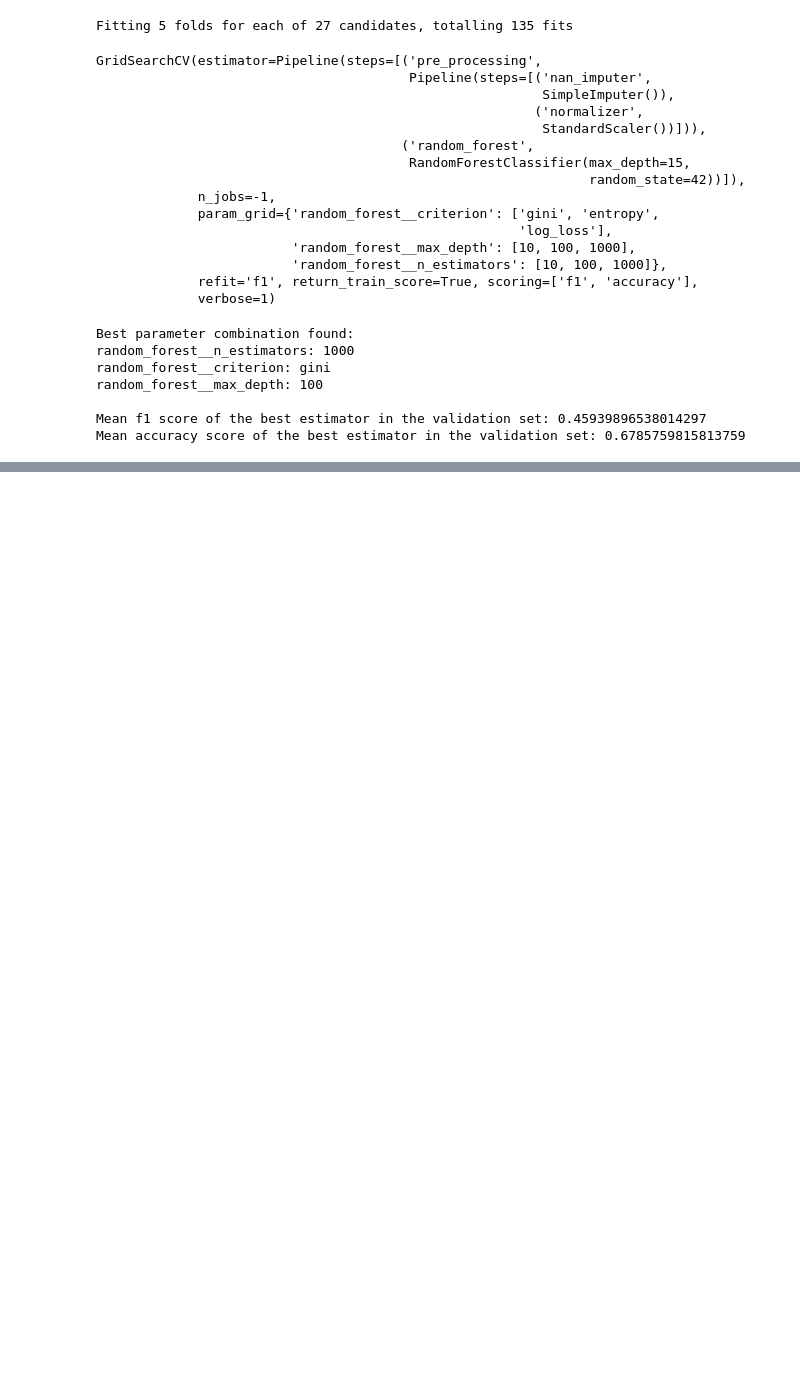
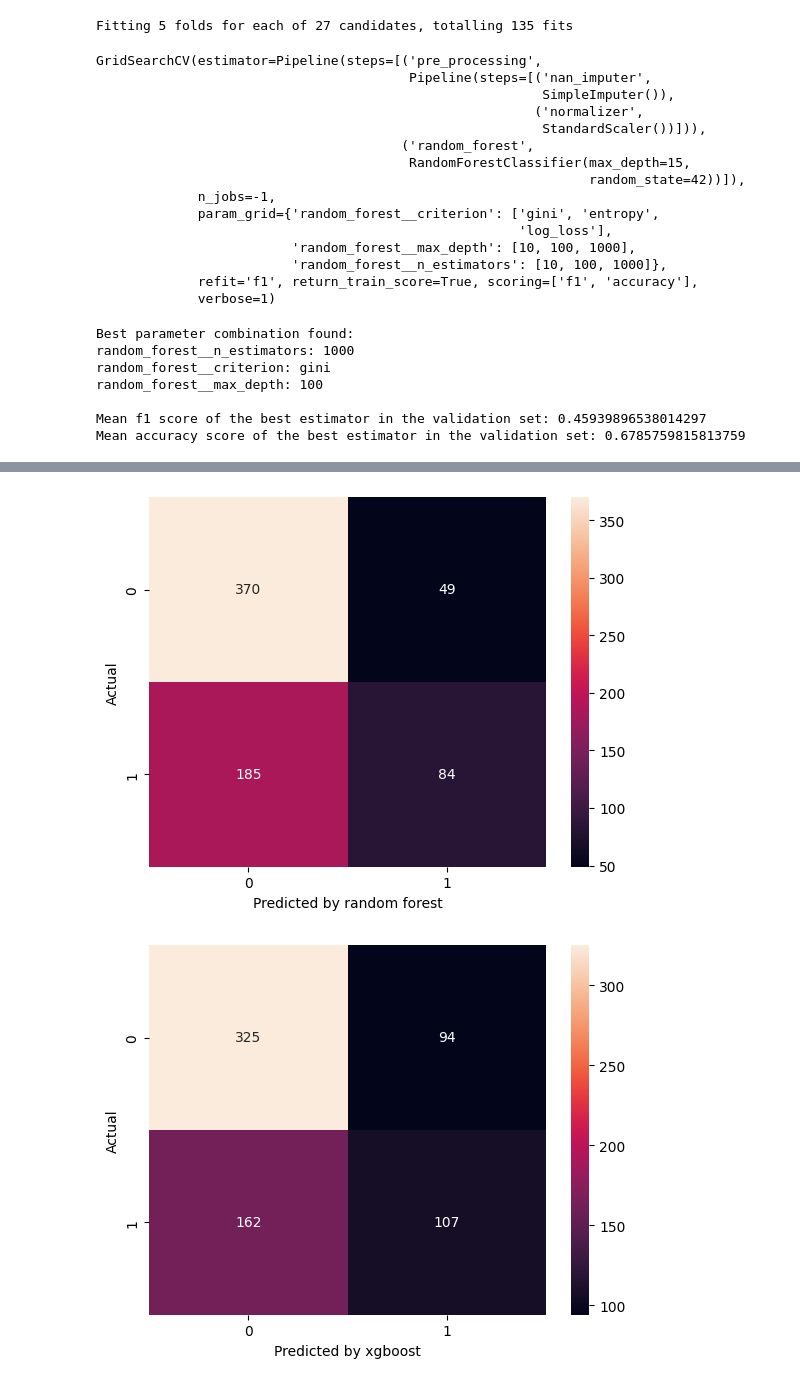
Before and after one commit to vkenji03/mc906, a Jupyter notebook: main.ipynb, the cells around one changed output, grey strips where cells are left out. Cells and saved outputs as stored; diff of their text form; code cells hidden in the pictures; blank space fills up the shorter version.

```diff
--- a/main.ipynb
+++ b/main.ipynb
@@ -308,0 +292,18 @@ for ax in ax_acc:
+# %%
+for i, model_name in enumerate(searchs.keys()):
+    best_model = searchs[model_name].best_estimator_
+
+    X_t, X_v, y_t, y_v = train_test_split(X_train, y_train, test_size=.3, stratify=y_train, random_state=rs)
+
+    best_model.fit(X_t, y_t)
+
+    y_pred = best_model.predict(X_v)
+
+    data = {'y': y_v, 'y_pred': y_pred}
+    test_dataframe = pd.DataFrame(data, columns=['y','y_pred'])
+    cm = pd.crosstab(test_dataframe['y'], test_dataframe['y_pred'], rownames=['Actual'], colnames=[f'Predicted by {model_name}'])
+    sns.heatmap(cm, annot=True, fmt='d')
+    plt.show()
+# %% [output]
+[figure, added]
+[figure, added]
```
Also changed, not shown: parts of 6 cells of this notebook, 1 other file.
